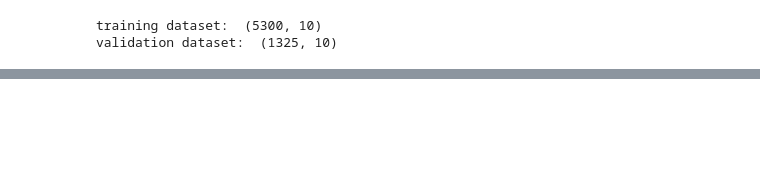
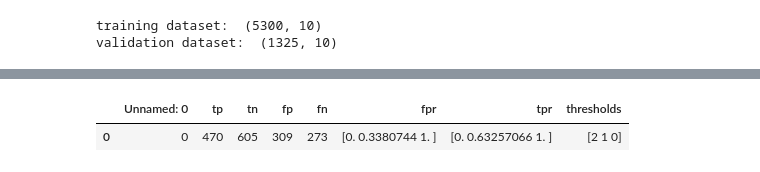
Before and after one commit to keyanUB/meme_models, a Jupyter notebook: vilt.ipynb, the cells around one changed output, grey strips where cells are left out. Saved outputs shown, nothing was run; the diff lists cells and outputs as text; code cells hidden in the pictures; blank space fills up the shorter version.

```diff
--- a/vilt.ipynb
+++ b/vilt.ipynb
@@ -356,3 +357,10 @@ plt.show()
+# %%
+df_result = pd.read_csv('vit_results.csv')
+# %%
+df_result
+# %% [output]
+|  | Unnamed: 0 | tp | tn | fp | fn | fpr | tpr | thresholds |
+| 0 | 0 | 470 | 605 | 309 | 273 | [0. 0.3380744 1. ] | [0. 0.63257066 1. ] | [2 1 0] |
 # %%
 # save the results
 df = pd.DataFrame(columns=['tp', 'tn', 'fp', 'fn', 'fpr', 'tpr', 'thresholds'])
```
Also changed, not shown: parts of 10 cells of this notebook, 4 other files.
